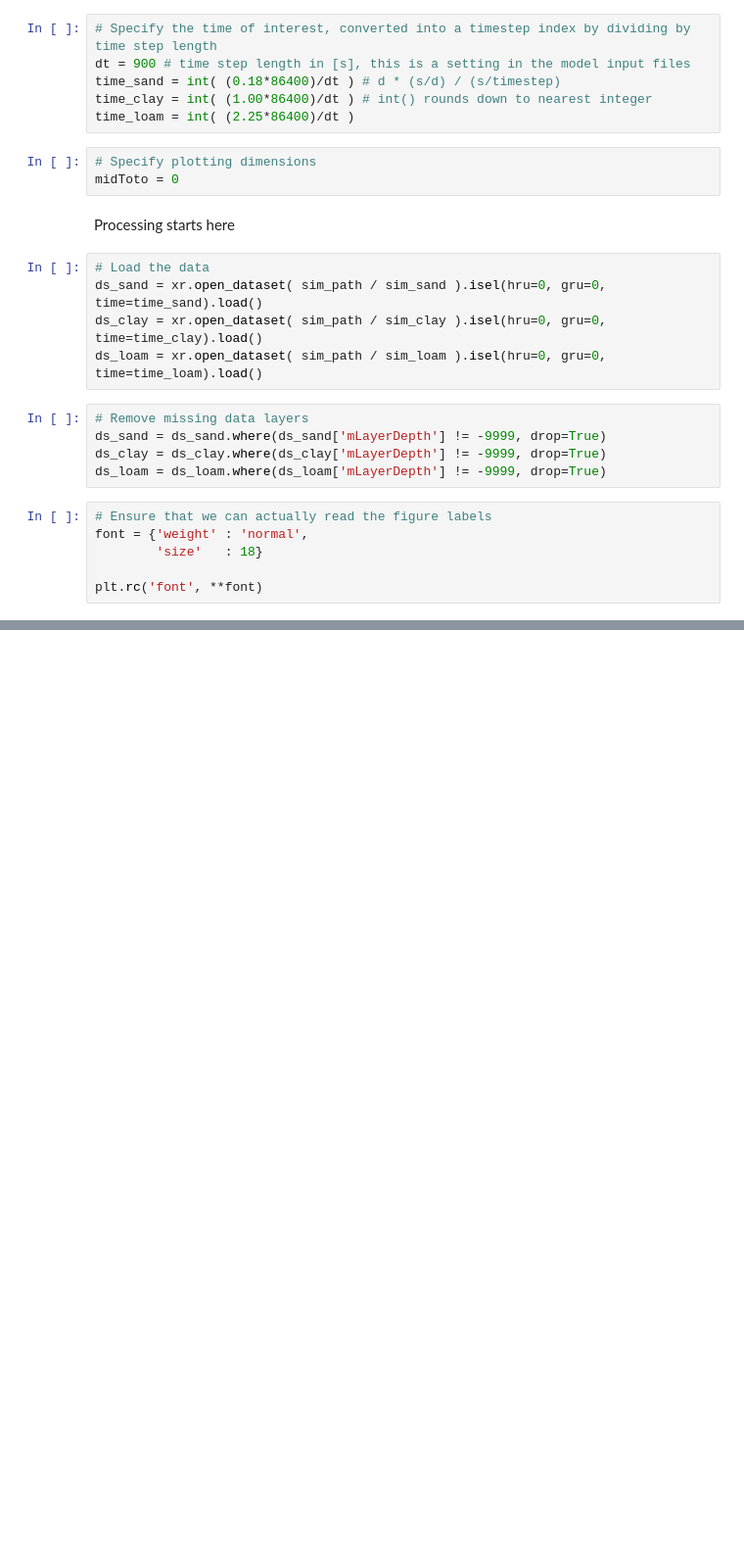
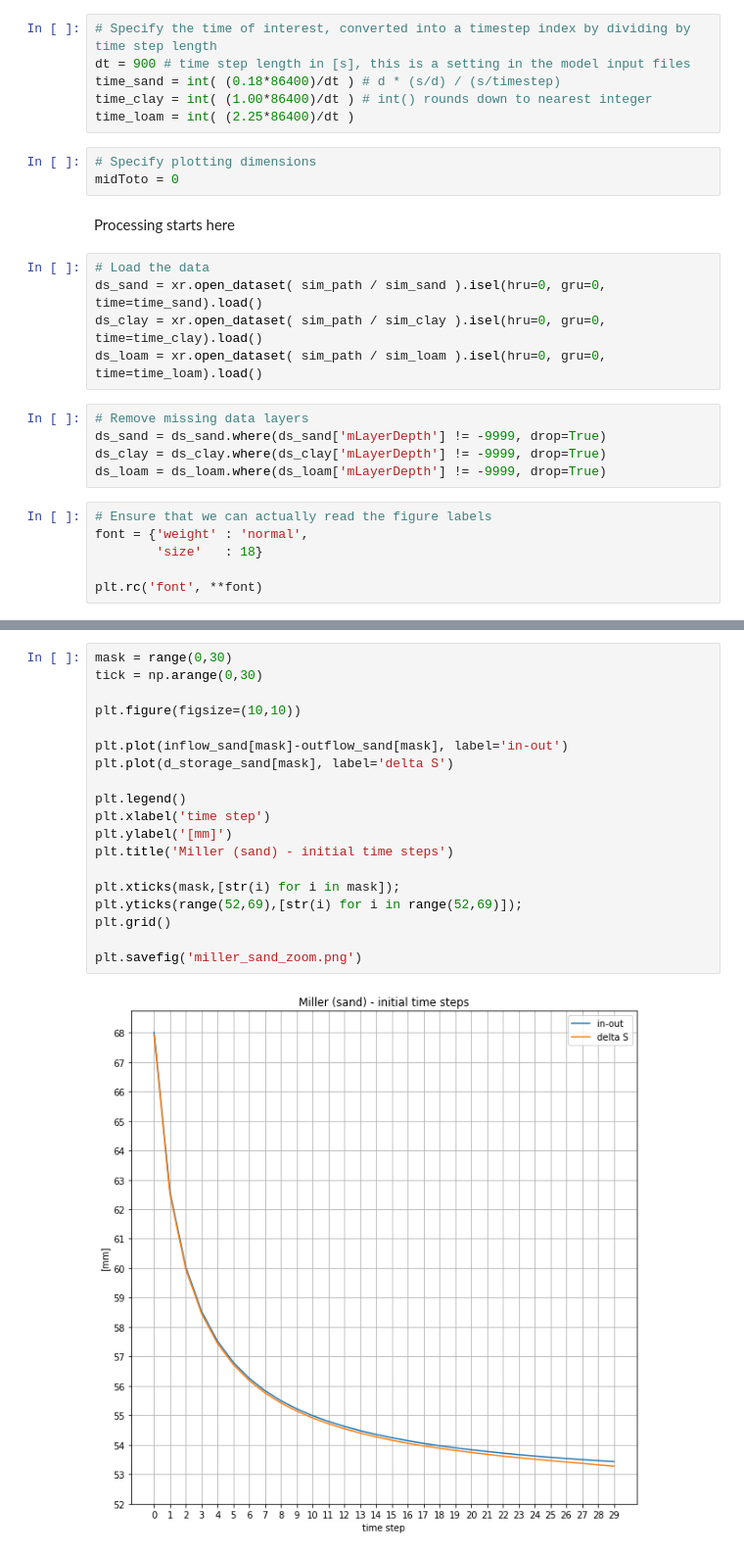
Before and after one commit to CH-Earth/laughTests, a Jupyter notebook: lt2_miller1998/plot_lt_miller1998.ipynb, the cells around one changed output, grey strips where cells are left out. Shown at 98% size. Cells and saved outputs as stored; diff of their text form; blank space fills up the shorter version.

```diff
--- a/lt2_miller1998/plot_lt_miller1998.ipynb
+++ b/lt2_miller1998/plot_lt_miller1998.ipynb
@@ -100,0 +176,21 @@ plt.savefig('img/lt2_miller1998.png');
+# %%
+mask = range(0,30)
+tick = np.arange(0,30)
+
+plt.figure(figsize=(10,10))
+
+plt.plot(inflow_sand[mask]-outflow_sand[mask], label='in-out')
+plt.plot(d_storage_sand[mask], label='delta S')
+
+plt.legend()
+plt.xlabel('time step')
+plt.ylabel('[mm]')
+plt.title('Miller (sand) - initial time steps')
+
+plt.xticks(mask,[str(i) for i in mask]);
+plt.yticks(range(52,69),[str(i) for i in range(52,69)]);
+plt.grid()
+
+plt.savefig('miller_sand_zoom.png')
+# %% [output]
+[figure, added]
```
Also changed, not shown: parts of 10 cells of this notebook, 4 other files.
